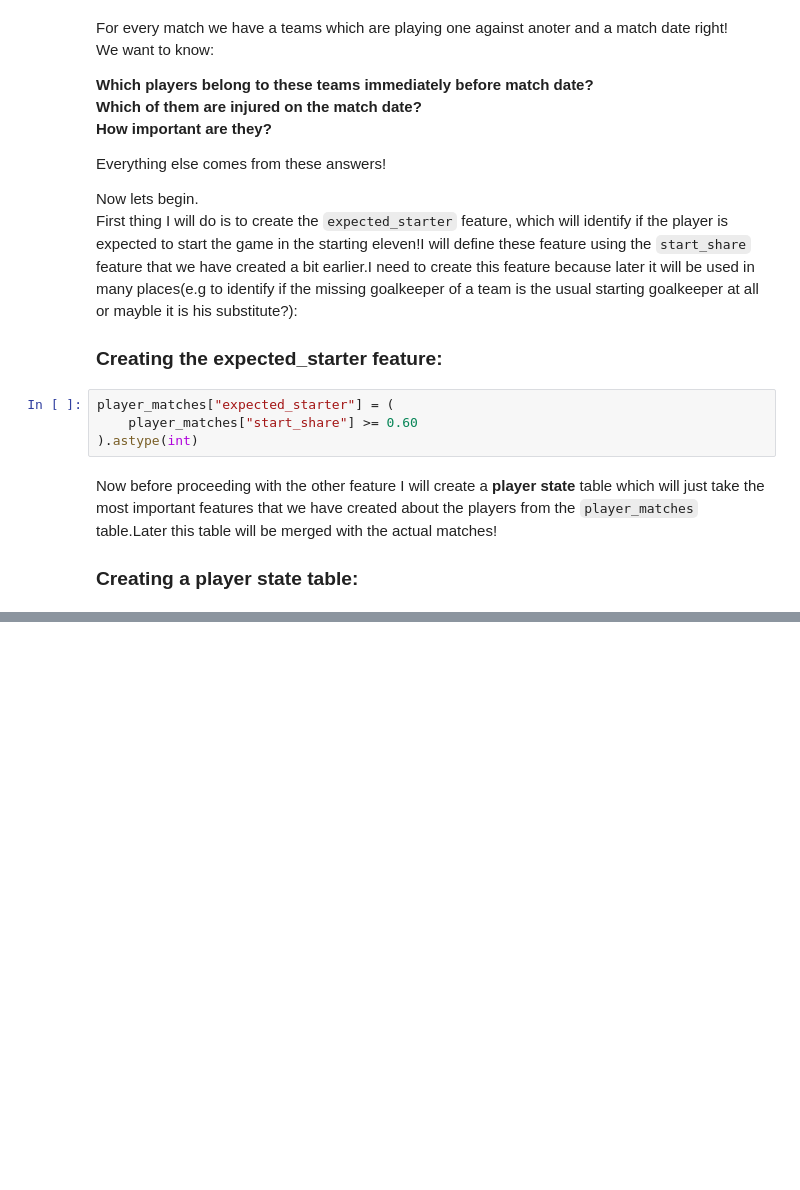
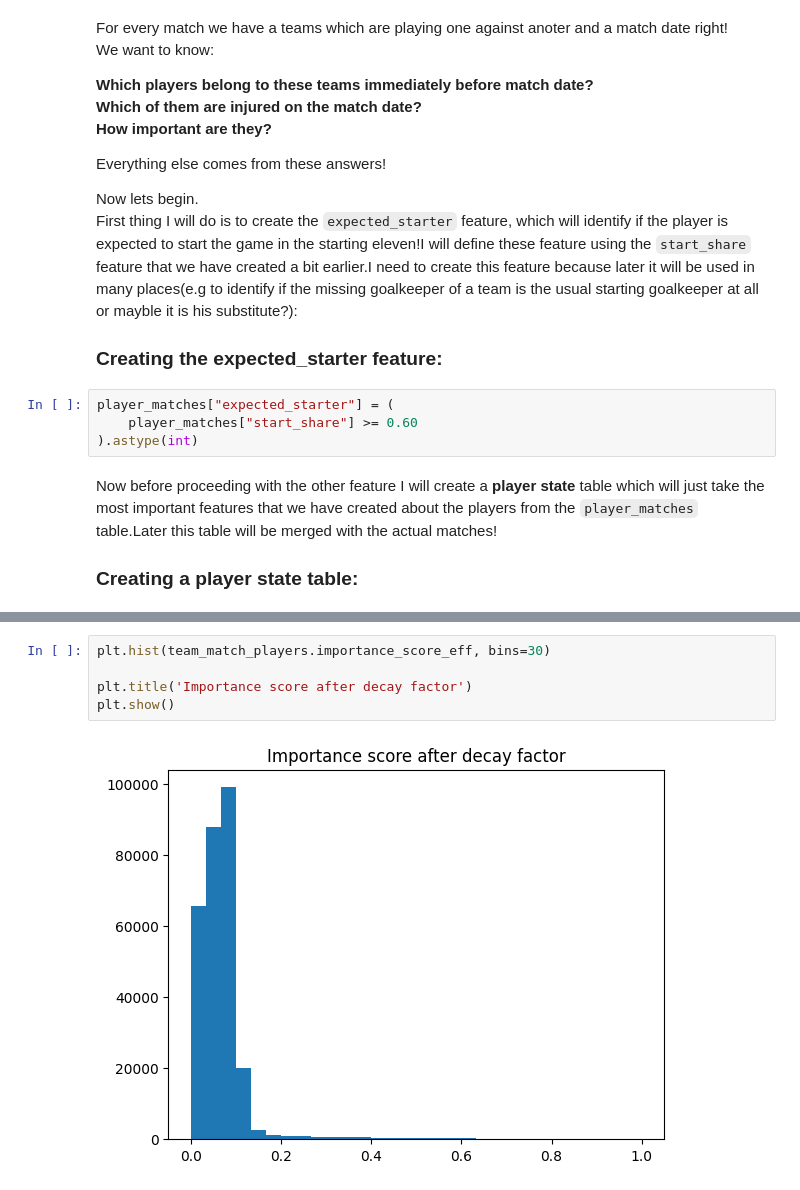
Before and after one commit to kvenov/Football_Betting_Analysis, a Jupyter notebook: notebooks/cleaning/01_transfermarkt_data_cleaning_part_2.ipynb, the cells around one changed output, grey strips where cells are left out. Saved outputs shown, nothing was run; the diff lists cells and outputs as text; blank space fills up the shorter version.

```diff
--- a/notebooks/cleaning/01_transfermarkt_data_cleaning_part_2.ipynb
+++ b/notebooks/cleaning/01_transfermarkt_data_cleaning_part_2.ipynb
@@ -1395,0 +2777,7 @@ Index(['player_id', 'player_club_id', 'game_id', 'date', 'importance_score',
+# %%
+plt.hist(team_match_players.importance_score_eff, bins=30)
+
+plt.title('Importance score after decay factor')
+plt.show()
+# %% [output]
+[figure, added]
```
Also changed, not shown: parts of 245 cells of this notebook.
